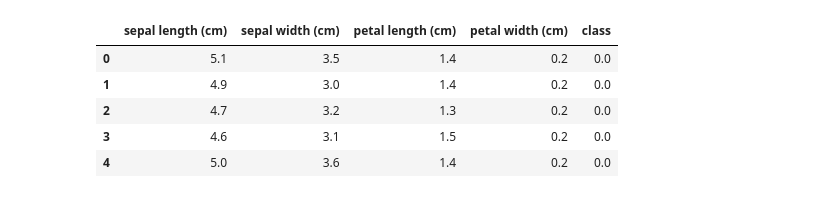
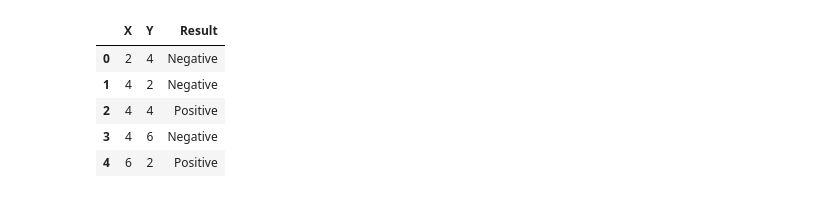
Before and after one commit to aadiiitiii/LP-3, a Jupyter notebook: ML/3/kNNClassifier.ipynb, the cells around one changed output. Saved outputs shown, nothing was run; the diff lists cells and outputs as text; code cells hidden in the pictures.

```diff
--- a/ML/3/kNNClassifier.ipynb
+++ b/ML/3/kNNClassifier.ipynb
@@ -33,12 +141,11 @@ Iris plants dataset
 # %%
-# Load the dataset into a Pandas dataframe
-df = pd.DataFrame(data=np.c_[dataset['data'], dataset['target']],
-                 columns=dataset['feature_names'] + ['class'])
-df.head()
+# Load the dataset
+dataset = pd.read_csv('dataset.csv')
+dataset.head()
 # %% [output]
-|  | sepal length (cm) | sepal width (cm) | petal length (cm) | petal width (cm) | class |
-| 0 | 5.1 | 3.5 | 1.4 | 0.2 | 0.0 |
-| 1 | 4.9 | 3.0 | 1.4 | 0.2 | 0.0 |
-| 2 | 4.7 | 3.2 | 1.3 | 0.2 | 0.0 |
-| 3 | 4.6 | 3.1 | 1.5 | 0.2 | 0.0 |
-| 4 | 5.0 | 3.6 | 1.4 | 0.2 | 0.0 |
+|  | X | Y | Result |
+| 0 | 2 | 4 | Negative |
+| 1 | 4 | 2 | Negative |
+| 2 | 4 | 4 | Positive |
+| 3 | 4 | 6 | Negative |
+| 4 | 6 | 2 | Positive |
```
Also changed, not shown: parts of 18 cells of this notebook, 12 other files.
